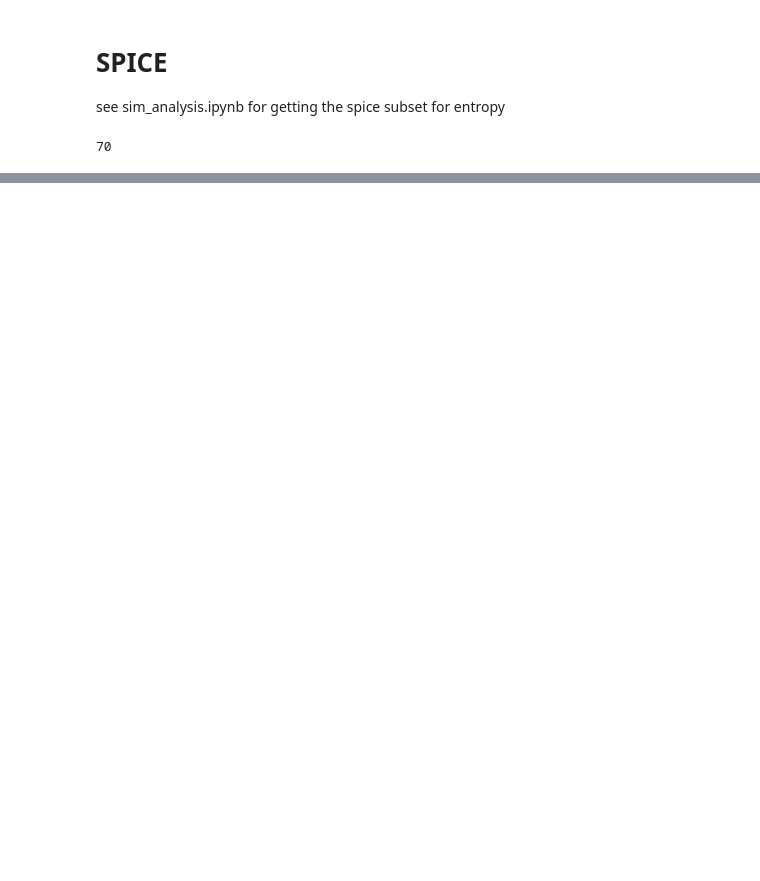
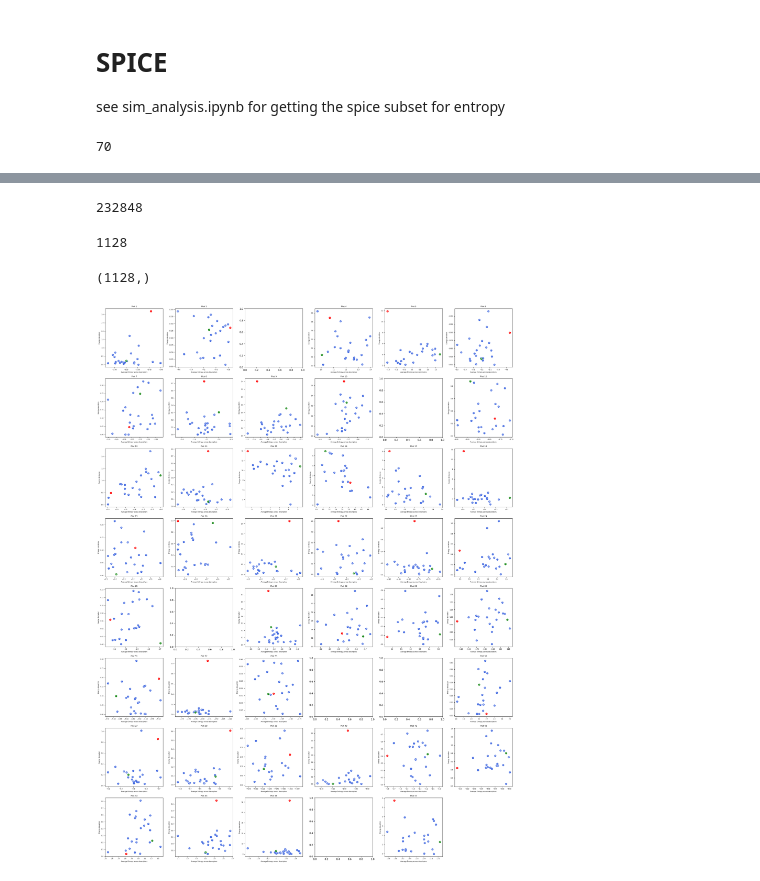
Before and after one commit to christine-zhang1/quests, a Jupyter notebook: compute_entropy_plots.ipynb, the cells around one changed output, grey strips where cells are left out. Cells and saved outputs as stored; diff of their text form; code cells hidden in the pictures; blank space fills up the shorter version.

```diff
--- a/compute_entropy_plots.ipynb
+++ b/compute_entropy_plots.ipynb
@@ -594,0 +848,4 @@ len(traj)
+# %%
+len(result)
+# %% [output]
+232848
@@ -594,0 +860,55 @@ len(traj)
+# %%
+len(window_energy_cons)
+# %% [output]
+1128
+# %%
+# using sum of each structure's descriptors' entropy
+# Compute sum per index
+subset_indices = np.array(result)
+sum_entropy_per_index = np.bincount(subset_indices, weights=entropy_along_trajectory)
+
+# Compute counts per index
+counts = np.bincount(subset_indices)
+
+# Avoid division by zero
+avg_entropies = np.divide(sum_entropy_per_index, counts, where=counts > 0)
+
+avg_entropies.shape
+# %% [output]
+(1128,)
+# %%
+# need to remove these indices for chgnet
+# idx_to_remove = np.array([ 2, 10, 15, 23, 25, 33, 34, 45])
+
+# need to remove these for eqV2
+idx_to_remove = np.array([ 2, 10, 25, 33, 34, 45])
+# %%
+x = np.array(avg_entropies).reshape(47, 24)
+y = np.array(window_energy_cons).reshape(47, 24)
+
+fig, axes = plt.subplots(8, 6, figsize=(24, 32))  # adjust size as needed
+axes = axes.flatten()
+
+for i in range(47):
+    if i in idx_to_remove:
+        continue
+    ax = axes[i]
+    # ax.scatter(x[i], y[i], marker='o', color='royalblue', linewidth=1)
+    ax.scatter(x[i, 1:23], y[i, 1:23], color='royalblue', s=60) # Middle points (j=1 to 22)
+    ax.scatter(x[i, 0], y[i, 0], color='red', s=60, label='Start') # First point (j=0)
+    ax.scatter(x[i, 23], y[i, 23], color='green', s=60, label='End') # Last point (j=23)
+    for j in range(24):
+        ax.annotate(str(j), (x[i, j], y[i, j]), fontsize=6, color='white', ha='center', va='center')
+    ax.set_title(f'Plot {i+1}', fontsize=8)
+    ax.set_xlabel('Average Entropy across descriptors', fontsize=6)
+    ax.set_ylabel('Energy deviation', fontsize=6)
+    ax.tick_params(axis='both', labelsize=6)
+    # ax.grid(True)
+
+# Hide the 48th (extra) subplot
+axes[47].axis('off')
+
+plt.tight_layout()
+plt.show()
+# %% [output]
+[figure, added]
```
Also changed, not shown: parts of 72 cells of this notebook, 17 other files.
